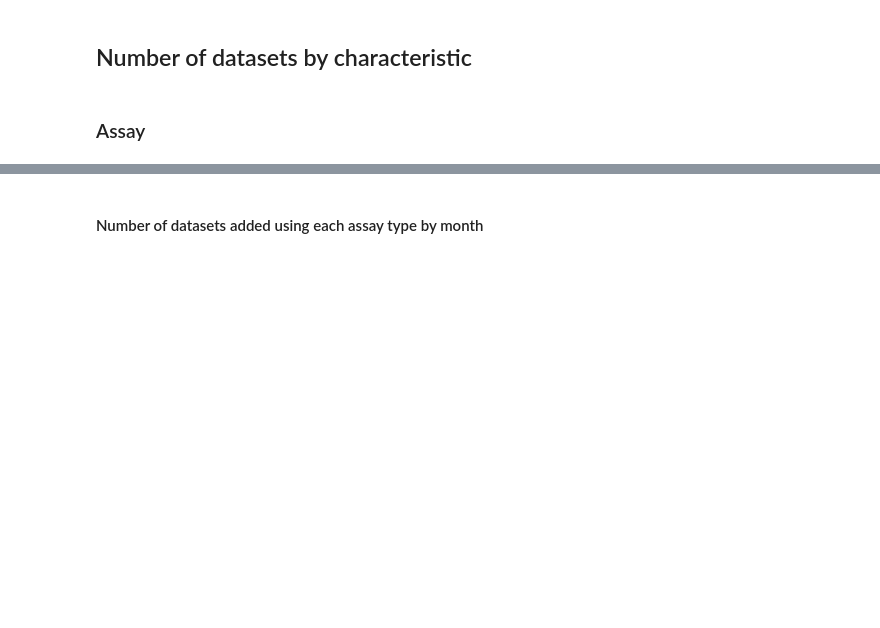
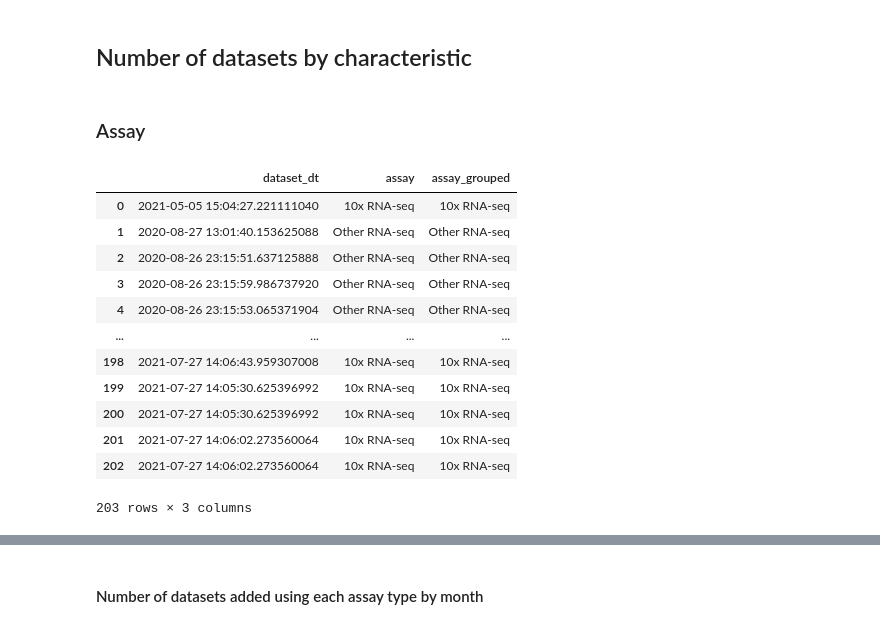
Before and after one commit to rcannood/single-cell-curation, a Jupyter notebook: metrics/single_cell_dataset_metrics.ipynb, the cells around one changed output, grey strips where cells are left out. Saved outputs shown, nothing was run; the diff lists cells and outputs as text; code cells hidden in the pictures; blank space fills up the shorter version.

```diff
--- a/metrics/single_cell_dataset_metrics.ipynb
+++ b/metrics/single_cell_dataset_metrics.ipynb
@@ -320,6 +321,22 @@ df_assay.loc[df_assay['assay'].isin(['CITE-seq']), 'assay_grouped'] = 'CITE-seq'
 df_assay.loc[df_assay['assay'].isin(['MERFISH', 'Visium Spatial Gene Expression']), 'assay_grouped'] = 'Spatial gene expression'
 
 df_assay['assay'] = df_assay['assay_grouped']
+# %%
+df_assay
+# %% [output]
+|  | dataset_dt | assay | assay_grouped |
+| 0 | 2021-05-05 15:04:27.221111040 | 10x RNA-seq | 10x RNA-seq |
+| 1 | 2020-08-27 13:01:40.153625088 | Other RNA-seq | Other RNA-seq |
+| 2 | 2020-08-26 23:15:51.637125888 | Other RNA-seq | Other RNA-seq |
+| 3 | 2020-08-26 23:15:59.986737920 | Other RNA-seq | Other RNA-seq |
+| 4 | 2020-08-26 23:15:53.065371904 | Other RNA-seq | Other RNA-seq |
+| ... | ... | ... | ... |
+| 198 | 2021-07-27 14:06:43.959307008 | 10x RNA-seq | 10x RNA-seq |
+| 199 | 2021-07-27 14:05:30.625396992 | 10x RNA-seq | 10x RNA-seq |
+| 200 | 2021-07-27 14:05:30.625396992 | 10x RNA-seq | 10x RNA-seq |
+| 201 | 2021-07-27 14:06:02.273560064 | 10x RNA-seq | 10x RNA-seq |
+| 202 | 2021-07-27 14:06:02.273560064 | 10x RNA-seq | 10x RNA-seq |
+203 rows × 3 columns
 # %%
 create_barplot(df_assay, 'assay')
 # %% [output]
```
Also changed, not shown: parts of 4 cells of this notebook.
